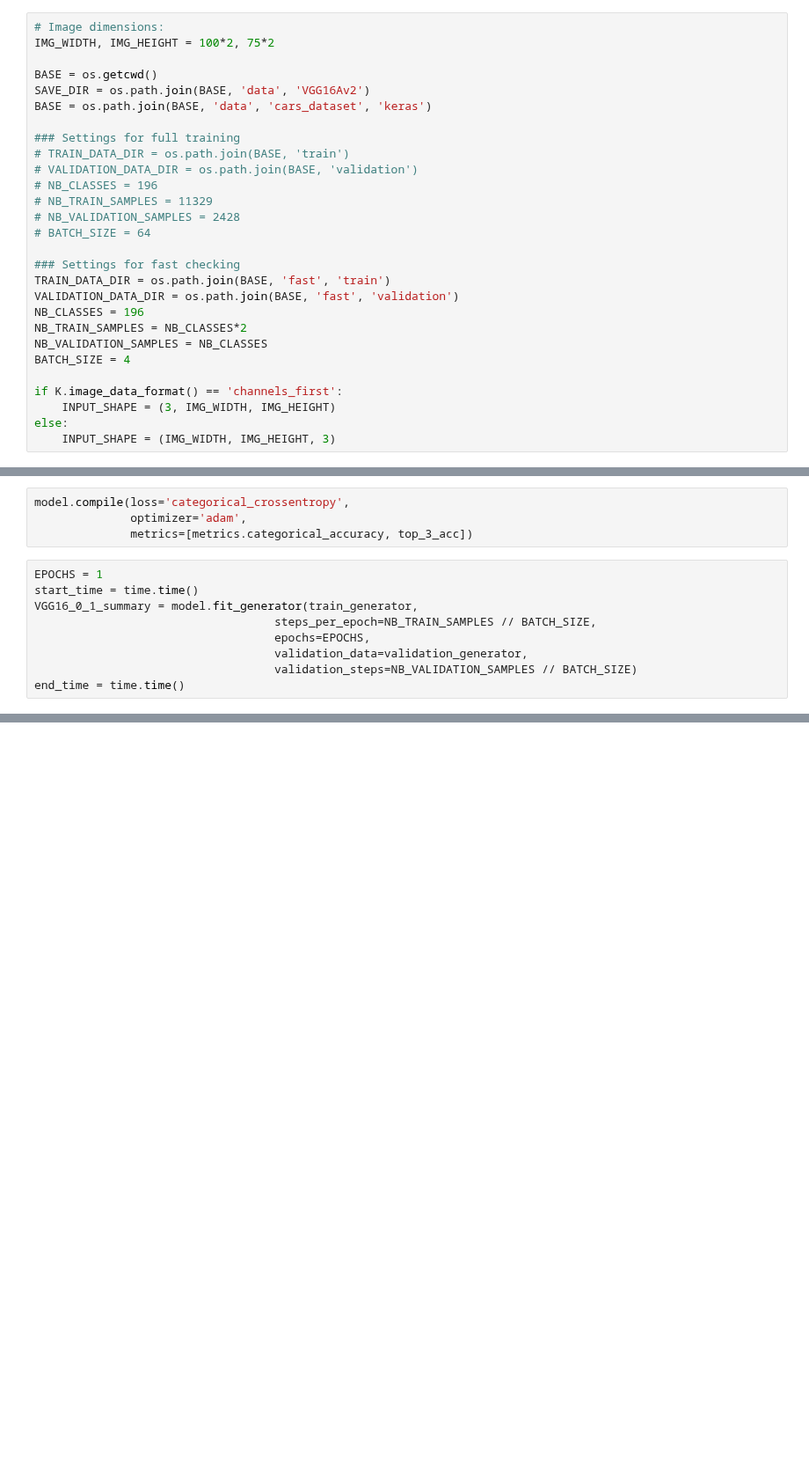
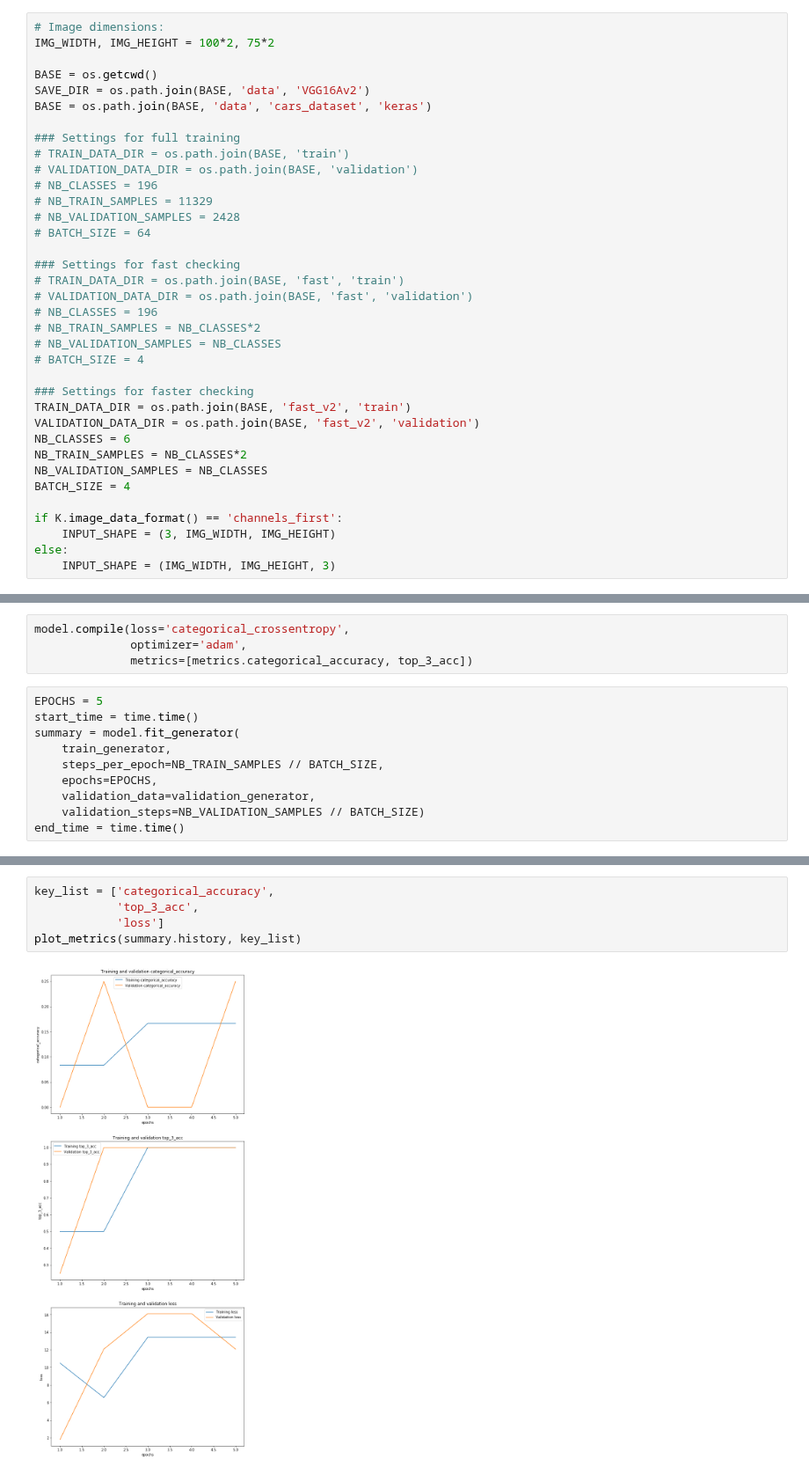
Before and after one commit to trnoriega/car-classifier, a Jupyter notebook: 4_testing_VGG16.ipynb, the cells around one changed output, grey strips where cells are left out. Shown at 88% size. Cells and saved outputs as stored; diff of their text form; blank space fills up the shorter version.

Commit message:
Add working plot_metrics function and test on actual training model

```diff
--- a/4_testing_VGG16.ipynb
+++ b/4_testing_VGG16.ipynb
@@ -42,9 +42,17 @@ BASE = os.path.join(BASE, 'data', 'cars_dataset', 'keras')
 # BATCH_SIZE = 64
 
 ### Settings for fast checking
-TRAIN_DATA_DIR = os.path.join(BASE, 'fast', 'train')
-VALIDATION_DATA_DIR = os.path.join(BASE, 'fast', 'validation')
-NB_CLASSES = 196
+# TRAIN_DATA_DIR = os.path.join(BASE, 'fast', 'train')
+# VALIDATION_DATA_DIR = os.path.join(BASE, 'fast', 'validation')
+# NB_CLASSES = 196
+# NB_TRAIN_SAMPLES = NB_CLASSES*2
+# NB_VALIDATION_SAMPLES = NB_CLASSES
+# BATCH_SIZE = 4
+
+### Settings for faster checking
+TRAIN_DATA_DIR = os.path.join(BASE, 'fast_v2', 'train')
+VALIDATION_DATA_DIR = os.path.join(BASE, 'fast_v2', 'validation')
+NB_CLASSES = 6
 NB_TRAIN_SAMPLES = NB_CLASSES*2
 NB_VALIDATION_SAMPLES = NB_CLASSES
 BATCH_SIZE = 4
@@ -112,12 +120,13 @@ model.compile(loss='categorical_crossentropy',
               optimizer='adam',
               metrics=[metrics.categorical_accuracy, top_3_acc])
 # %%
-EPOCHS = 1
+EPOCHS = 5
 start_time = time.time()
-VGG16_0_1_summary = model.fit_generator(train_generator,
-                                   steps_per_epoch=NB_TRAIN_SAMPLES // BATCH_SIZE,
-                                   epochs=EPOCHS,
-                                   validation_data=validation_generator,
-                                   validation_steps=NB_VALIDATION_SAMPLES // BATCH_SIZE)
+summary = model.fit_generator(
+    train_generator,
+    steps_per_epoch=NB_TRAIN_SAMPLES // BATCH_SIZE,
+    epochs=EPOCHS,
+    validation_data=validation_generator,
+    validation_steps=NB_VALIDATION_SAMPLES // BATCH_SIZE)
 end_time = time.time()
 # %% [output]
@@ -146,0 +151,7 @@ VGG16_0_1_summary.history
+# %%
+key_list = ['categorical_accuracy',
+            'top_3_acc',
+            'loss']
+plot_metrics(summary.history, key_list)
+# %% [output]
+[figure, added]
```
Also changed, not shown: parts of 5 cells of this notebook, 1 other file.
